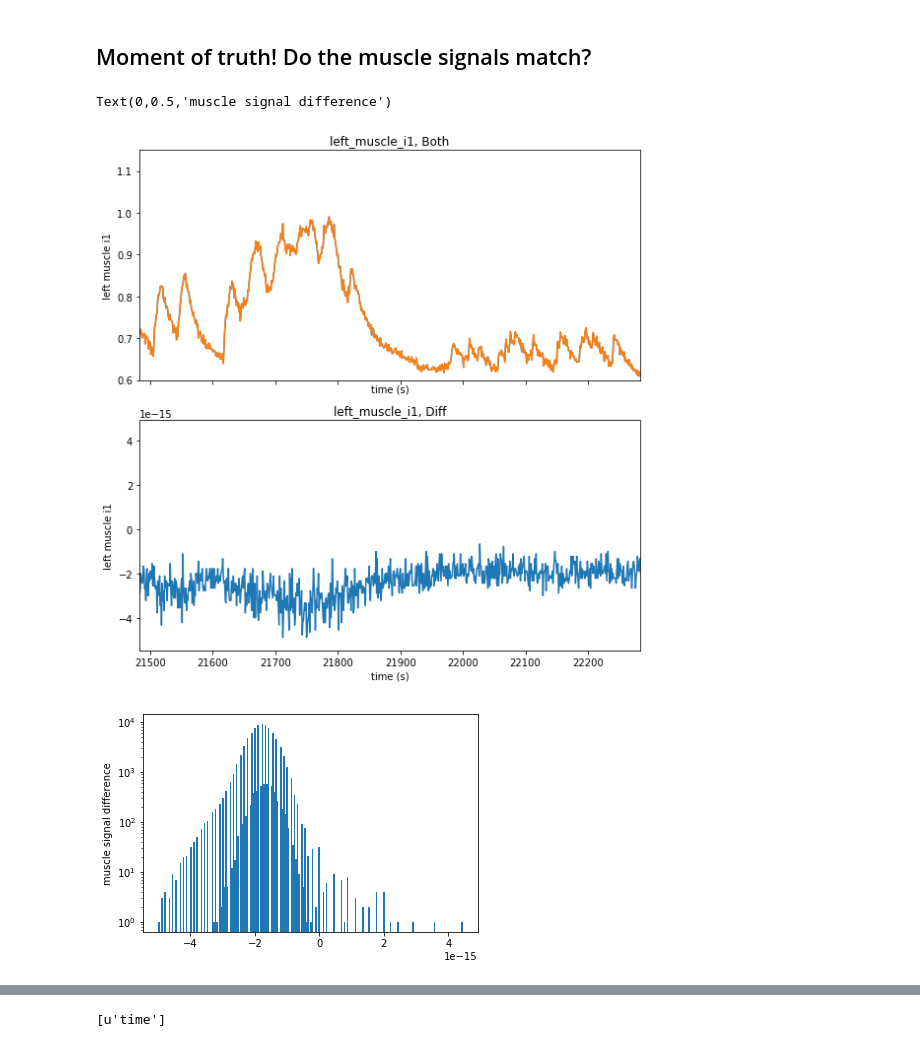
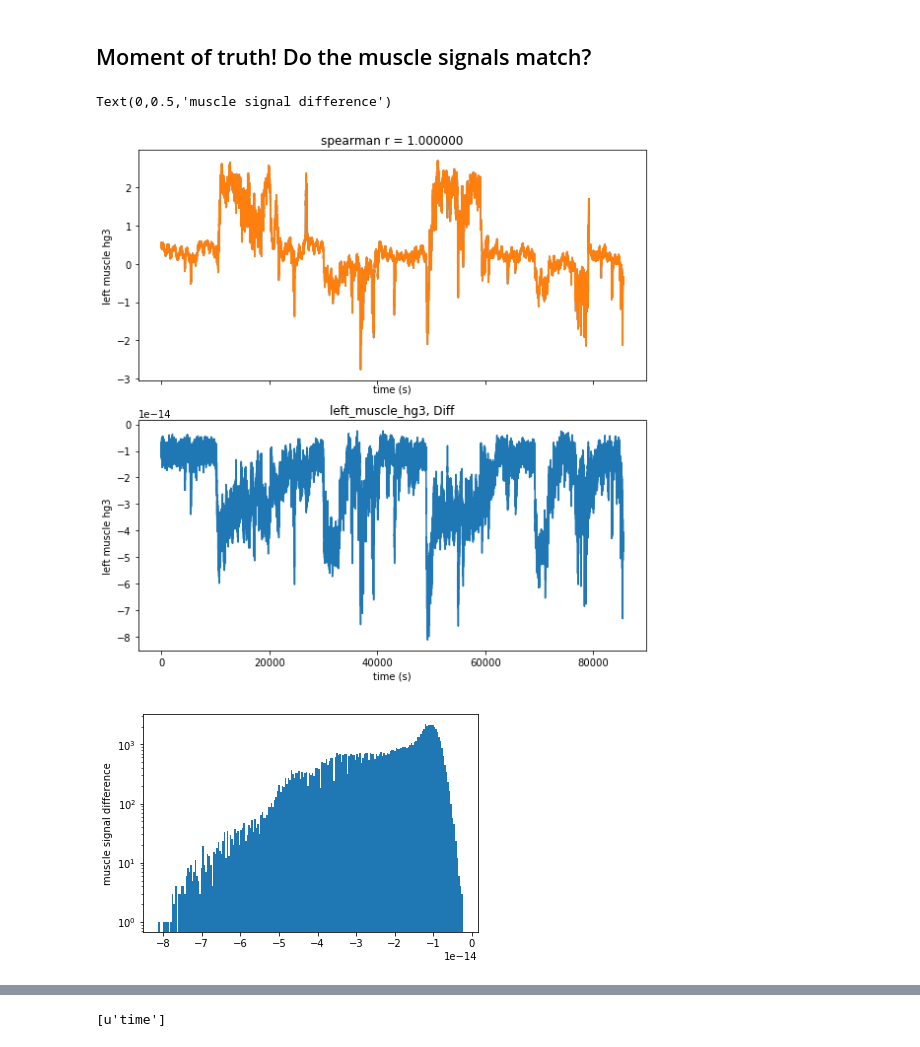
Before and after one commit to samcwhitehead/planotaxis, a Jupyter notebook: scratch/quick_compare_extraction_method.ipynb, the cells around one changed output, grey strips where cells are left out. Saved outputs shown, nothing was run; the diff lists cells and outputs as text; code cells hidden in the pictures.

```diff
--- a/scratch/quick_compare_extraction_method.ipynb
+++ b/scratch/quick_compare_extraction_method.ipynb
@@ -14,8 +14,8 @@ import matplotlib.pyplot as plt
 # %%
 # NB: to make things easy, flies 18 and 19 originate from the same data, but 18 is "my" method and 19 is Thad's
 root_path = '/media/sam/SamData/FlyDB'
-my_folder = 'Fly0059/backup (from GUI)'  # 'Fly0025/code_results/attempt_01' # 'Fly0024/code_results'
-thad_folder = 'Fly0059/backup (from script)'  #  'Fly0025/gui_results' # 'Fly0024/gui_results/attempt_02_original_gui'
+my_folder = 'Fly0059/from my updated script'  #  'Fly0024/code_results'
+thad_folder = 'Fly0059/from francesca (correct)'  #  'Fly0025/gui_results' # 'Fly0024/gui_results/attempt_02_original_gui'
 
 my_path = os.path.join(root_path, my_folder)
 thad_path = os.path.join(root_path, thad_folder)
@@ -91,6 +91,8 @@ for side in sides:
 # %%
 # make a dumb little function for comparison
 def my_dumb_comp(dictA, dictB, key, ax1=None, ax2=None):
+    from scipy.stats import spearmanr
+
     # read out data
     varA = np.squeeze(dictA[key])
     varB = np.squeeze(dictB[key])
@@ -116,6 +118,10 @@ def my_dumb_comp(dictA, dictB, key, ax1=None, ax2=None):
 
     plt.tight_layout()
 
+    # calculate correlation coeff
+    res = spearmanr(varA, varB)
+    ax1.set_title('spearman r = %f'%res.correlation)
+
     return [ax1, ax2]
 # %%
 # # wing amplitude first
@@ -143,27 +149,27 @@ print(sorted(thad_dict.keys()))
 # %%
 muscles = ['b1', 'b2', 'b3', 'i1', 'i2', 'iii1', 'iii24', 'iii3', 'hg1', 'hg2', 'hg3', 'hg4', 'bkg']
 # sides = ['left', 'right']
 sides = ['left', 'right']
 
-muscle_ind = 3
+muscle_ind = -3
 side_ind = 0
 
 [ax1, ax2] = my_dumb_comp(my_dict, thad_dict, '%s_muscle_%s' %(sides[side_ind], muscles[muscle_ind]))
 # ax_curr = plt.gca()
-ax1.set_xlim((21883-400, 21883+400))  # plot_keys = side + '_' + muscle_keys
-ax1.set_ylim((0.6, 1.15))
+# ax1.set_xlim((21883-4000, 21883+4000))  # plot_keys = side + '_' + muscle_keys
+# ax1.set_ylim((0.6, 1.15))
 
 fig, ax = plt.subplots()
 diff_key = '%s_muscle_%s'
 muscle_diff = my_dict[diff_key % (sides[side_ind], muscles[muscle_ind])] - \
     thad_dict[diff_key % (sides[side_ind], muscles[muscle_ind])]
 ax.hist(muscle_diff, bins=200) ;
 ax.set_yscale('log')
 ax.set_ylabel('muscle signal difference')
 # %% [output]
 Text(0,0.5,'muscle signal difference')
-[figure, old version]
+[figure, new version]
-[figure, old version]
+[figure, new version]
 # %%
 # quick function to plot muscles
 def plot_muscle_grid(model_fits, side=None):
```
Also changed, not shown: parts of 4 cells of this notebook, 5 other files.
